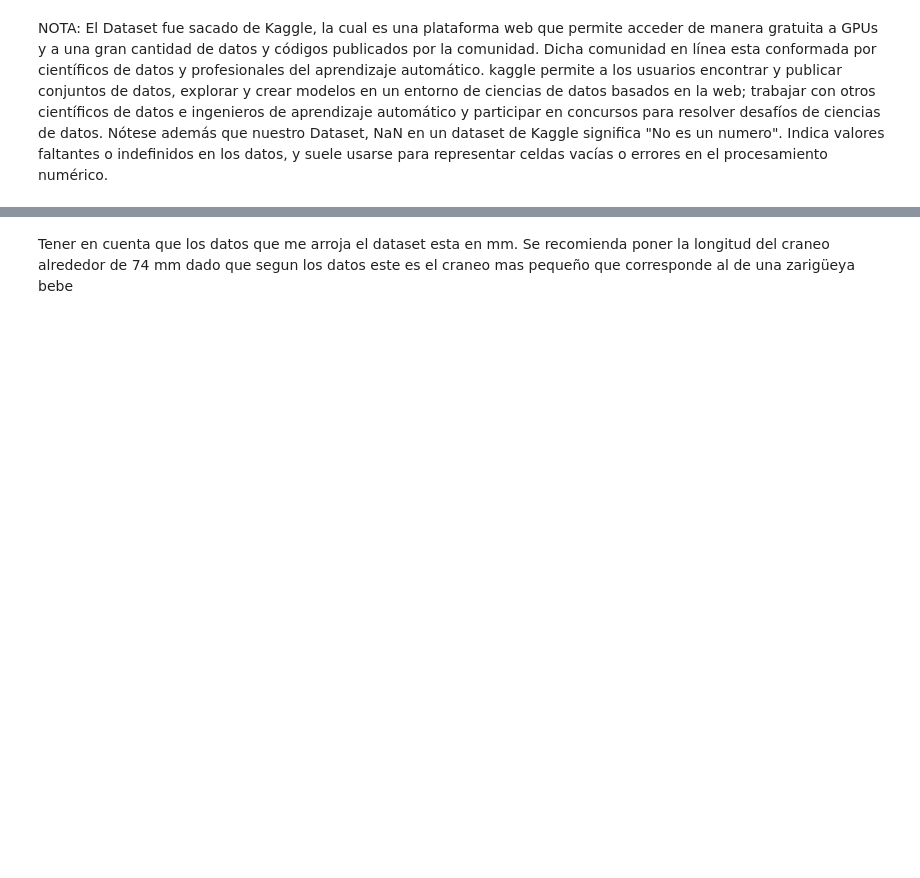
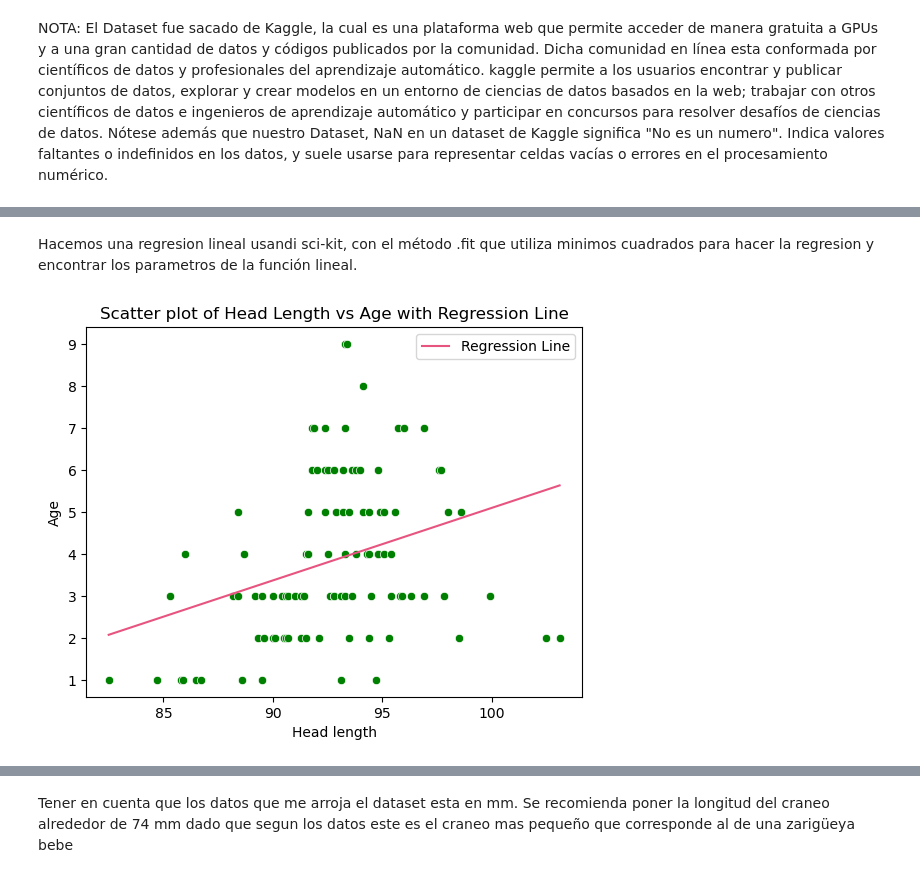
Before and after one commit to unalmedmathnum/Carvajal-Gallego-Quintero-TAREA2, a Jupyter notebook: Aplicación en el mundo real/zarigueya.ipynb, the cells around one changed output, grey strips where cells are left out. Drawn from its saved outputs; the diff is of its cells as text; code cells hidden in the pictures; blank space fills up the shorter version.

Commit message:
Cambios parciales zarigueya
Añadir regresion cuadratica y exponencial. Falta dar formato y conclusiones

```diff
--- a/Aplicación en el mundo real/zarigueya.ipynb
+++ b/Aplicación en el mundo real/zarigueya.ipynb
@@ -35,36 +58,34 @@ df.sample(10)  #del dataset visualizamos entradas o filas como lo vemos en la si
+# %% [markdown]
+Hacemos una regresion lineal usandi sci-kit, con el método .fit que utiliza minimos cuadrados para hacer la regresion y encontrar los parametros de la función lineal.
 # %%
 
-# Selecciona los valores de la columna 'hdlngth' y 'age'.
-eje_x = df['hdlngth'].values.reshape(-1, 1)
-eje_y = df['age']
 
-# Elimina filas con valores NaN en 'y' (edad).
-mascara = ~eje_y.isna()  # Crea una máscara booleana para identificar filas sin valores NaN y filtrar para seleccionar los que si me sirven.
-eje_x = eje_x[mascara]       # Aplica la máscara a x para eliminar lo que no me sirve.
-eje_y = eje_y[mascara]       # Aplica la máscara a y para eliminar lo que no me sirve.
+# Ajusta un modelo de regresión lineal.
+model = LinearRegression()  # Crea una instancia del modelo de regresión lineal.
+model.fit(x, y)  # Ajusta el modelo utilizando los datos x e y.
+
+# Obtiene los valores predichos por el modelo (la línea de regresión).
+y_prediccion = model.predict(x)
+
+error_lineal = ((y - y_prediccion) ** 2).mean()*n #error cuadratico
+
+
 
 # Crea un gráfico de dispersión (scatter plot) con los valores de 'x' y 'y'. ( son los puntos verdes)
-sns.scatterplot(x=eje_x.flatten(), y=eje_y, color="green")  # Se utiliza flatten() para transformar x en un vector 1D.
-
-# Ajusta un modelo de regresión lineal.
-modelo = LinearRegression()  # Crea una instancia del modelo de regresión lineal.
-modelo.fit(eje_x, eje_y)  # Ajusta el modelo utilizando los datos x e y.
-
-# Obtiene los valores predichos por el modelo (la línea de regresión).
-y_prediccion = modelo.predict(eje_x)
-
+sns.scatterplot(x=x.flatten(), y=y, color="green")  # Se utiliza flatten() para transformar x en un vector 1D.
 
 # Traza la línea rosada de regresión sobre el gráfico de dispersión.
-plt.plot(eje_x, y_prediccion, color='#e75480', label='Regression Line')  # Línea rosada con la etiqueta  llamada (Regression Line)
-
+plt.plot(x, y_prediccion, color='#e75480', label='Regression Line')  # Línea rosada con la etiqueta  llamada (Regression Line)
 
 # Agrega etiquetas a los ejes y un título al gráfico.
 plt.xlabel('Head length')  # Etiqueta del eje x (para nuestro caso,"Head length").
 plt.ylabel('Age')  # Etiqueta del eje y ( para nuestro caso "Age")
 plt.title('Scatter plot of Head Length vs Age with Regression Line')  # Título del gráfico.
 
 # Muestra la parte explicativa en el gráfico (opcional, más que todo es útil si tienes múltiples líneas o datos adicionales).
 plt.legend()
 
 #  Nos muestra el gráfico final en pantalla.
 plt.show()
+# %% [output]
+[figure, added]
```
Also changed, not shown: parts of 10 cells of this notebook.
